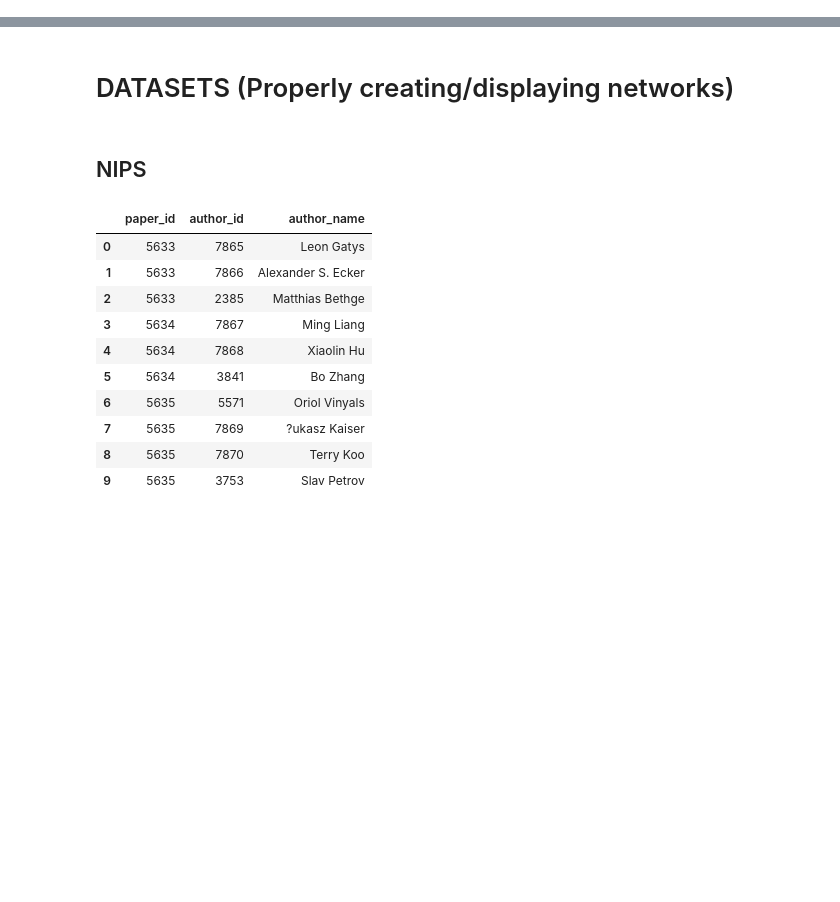
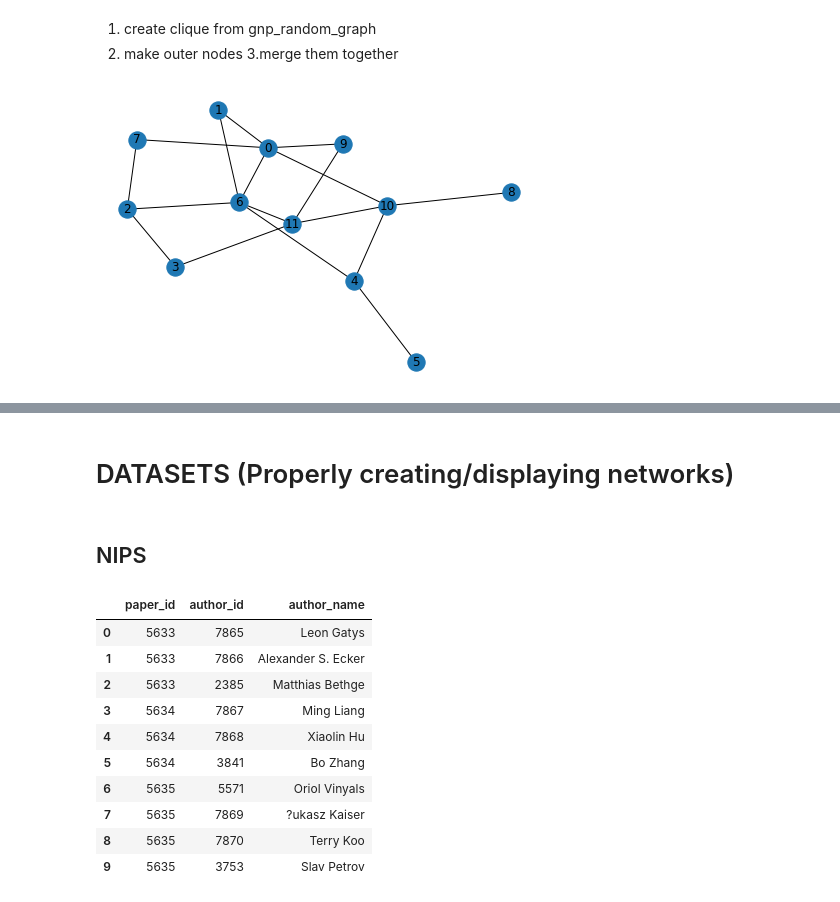
Before and after one commit to anmokhta/DSC180A-Project1, a Jupyter notebook: notebooks/w9.ipynb, the cells around one changed output, grey strips where cells are left out. Drawn from its saved outputs; the diff is of its cells as text; code cells hidden in the pictures; blank space fills up the shorter version.

Commit message:
rand graph p1

```diff
--- a/notebooks/w9.ipynb
+++ b/notebooks/w9.ipynb
@@ -10,0 +11,7 @@ import itertools
+# %% [markdown]
+1. create clique from gnp_random_graph
+2. make outer nodes
+3.merge them together
+# %%
+N = 75
+Cn = 12
@@ -10,0 +20,19 @@ import itertools
+# %%
+# Parameters
+# N  = 75
+# p1 = 0.5
+# p2 = 0.5
+# q  = 0.25
+def create_rand_graphs(N=75, Cn=12, Cp=0.35, Op=0.1, q=.1, seed=3):
+    # make clique
+    cliq_graph = nx.gnp_random_graph(Cn, Cp, seed=seed) # red
+    # make outside of clique
+    out_graph = nx.gnp_random_graph(N-Cn, Op, seed=seed) # blue
+    relabel = {}
+    return cliq_graph, out_graph
+# %%
+a, b = create_rand_graphs(N=75, Cn=12, Cp=0.35, Op=0.1, q=.1, seed=3)
+nx.draw(a, with_labels=True)
+#nx.draw_networkx()
+# %% [output]
+[figure, added]
```
Also changed, not shown: parts of 10 cells of this notebook.
